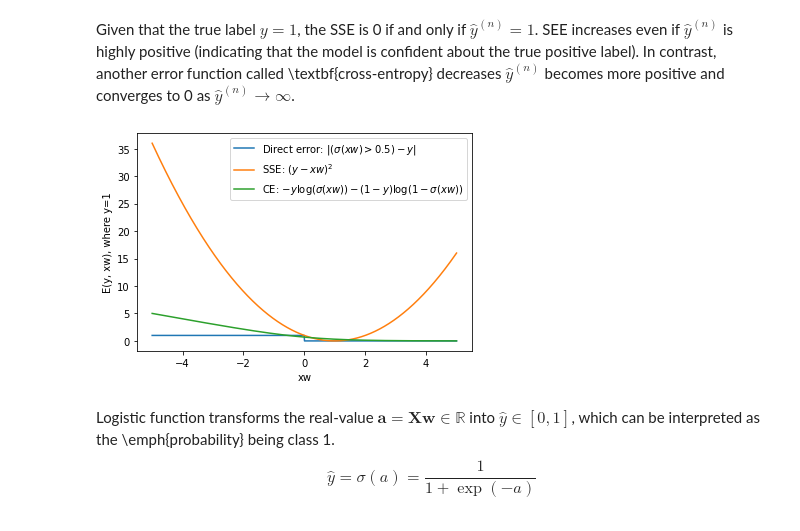
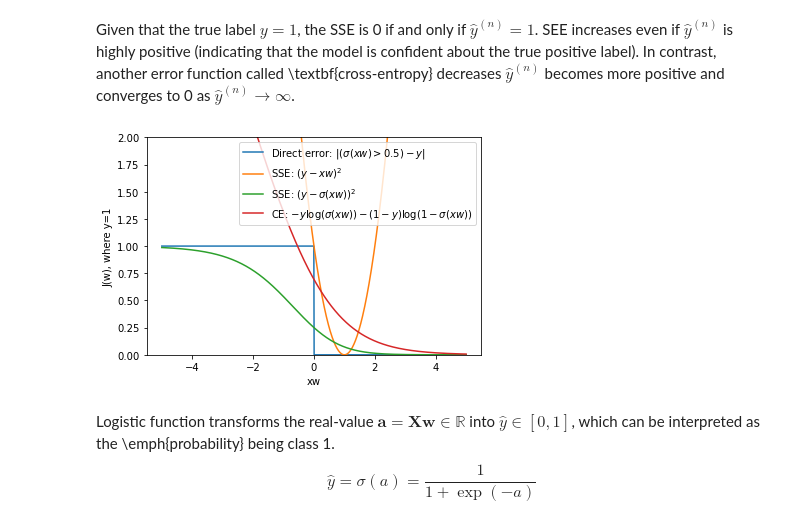
Before and after one commit to yueliyl/gec_intro2ml, a Jupyter notebook: LogisticRegression.ipynb, the cells around one changed output. Cells and saved outputs as stored; diff of their text form; code cells hidden in the pictures.

```diff
--- a/LogisticRegression.ipynb
+++ b/LogisticRegression.ipynb
@@ -12,37 +12,41 @@ import numpy as np
 %matplotlib inline
 import matplotlib.pyplot as plt
 from IPython.core.debugger import set_trace
 import warnings
 warnings.filterwarnings('ignore')
 
 # import random
 # random.seed(551)
 
 np.random.seed(1234)
 
 
 xw = np.linspace(-5,5,1000)
 y_true = np.ones(len(xw))
 
-sse = (xw-y_true)**2
+sse_xw = (xw-y_true)**2
 
 p = 1/(1+np.exp(-xw))
 ce = -y_true * np.log(p) # cross-entropy
+
+sse_yh = (p-y_true)**2
 
 misc = (p > 0.5) != y_true # absolute error
 
 plt.clf()
 
 plt.plot(xw, misc, "-", label="Direct error: $|(\sigma(xw) > 0.5) - y|$")
-plt.plot(xw, sse, "-", label="SSE: $(y-xw)^2$")
+plt.plot(xw, sse_xw, "-", label="SSE: $(y-xw)^2$")
+plt.plot(xw, sse_yh, "-", label="SSE: $(y-\sigma(xw))^2$")
 plt.plot(xw, ce, "-", label="CE: $-y\log(\sigma(xw)) - (1-y)\log(1-\sigma(xw))$")
 plt.xlabel("xw")
-plt.ylabel("E(y, xw), where y=1")
+plt.ylabel("J(w), where y=1")
 plt.legend()
+plt.ylim((0,2))
 # plt.show()
 plt.savefig('loss_functions.png', bbox_inches="tight", dpi=300)
 # %% [output]
-[figure, old version]
+[figure, new version]
 # %% [markdown]
 Logistic function transforms the real-value $\mathbf{a}=\mathbf{X}\mathbf{w} \in \mathbb{R}$ into $\hat{y} \in [0,1]$, which can be interpreted as the \emph{probability} being class 1.
 	\begin{equation}
```
